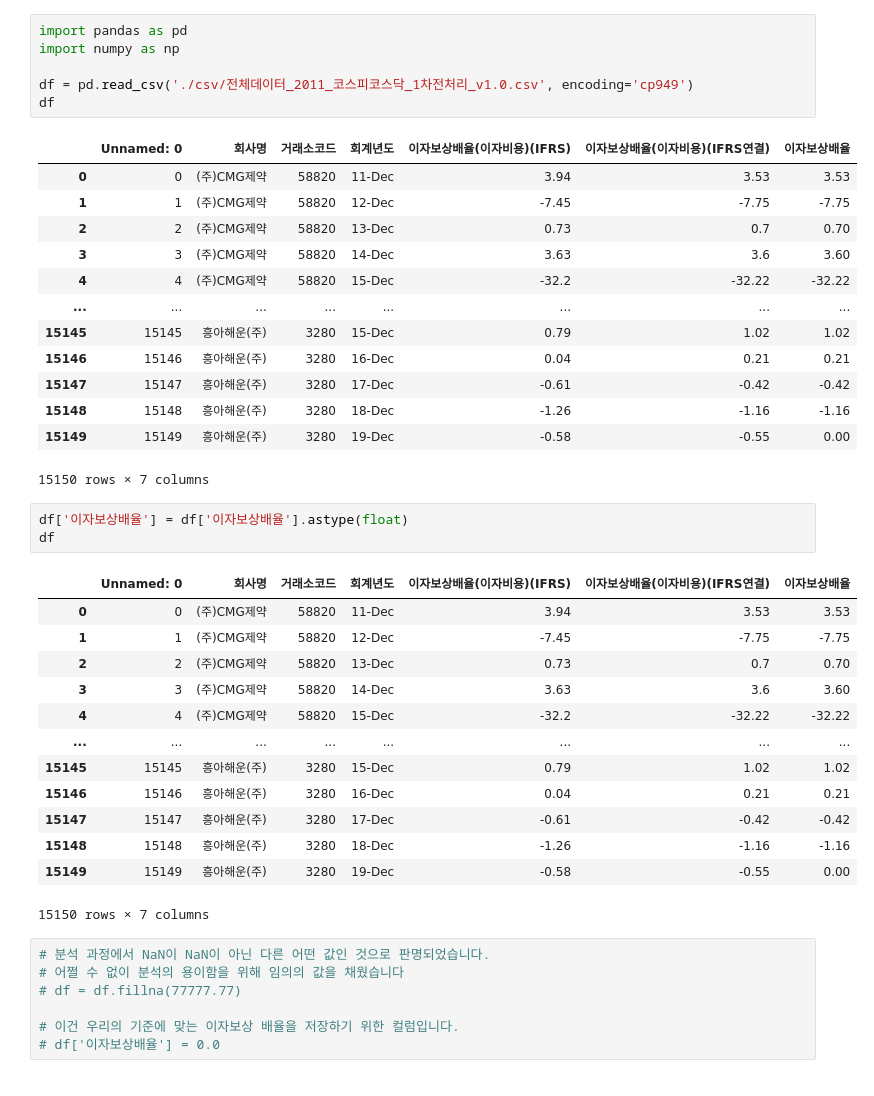
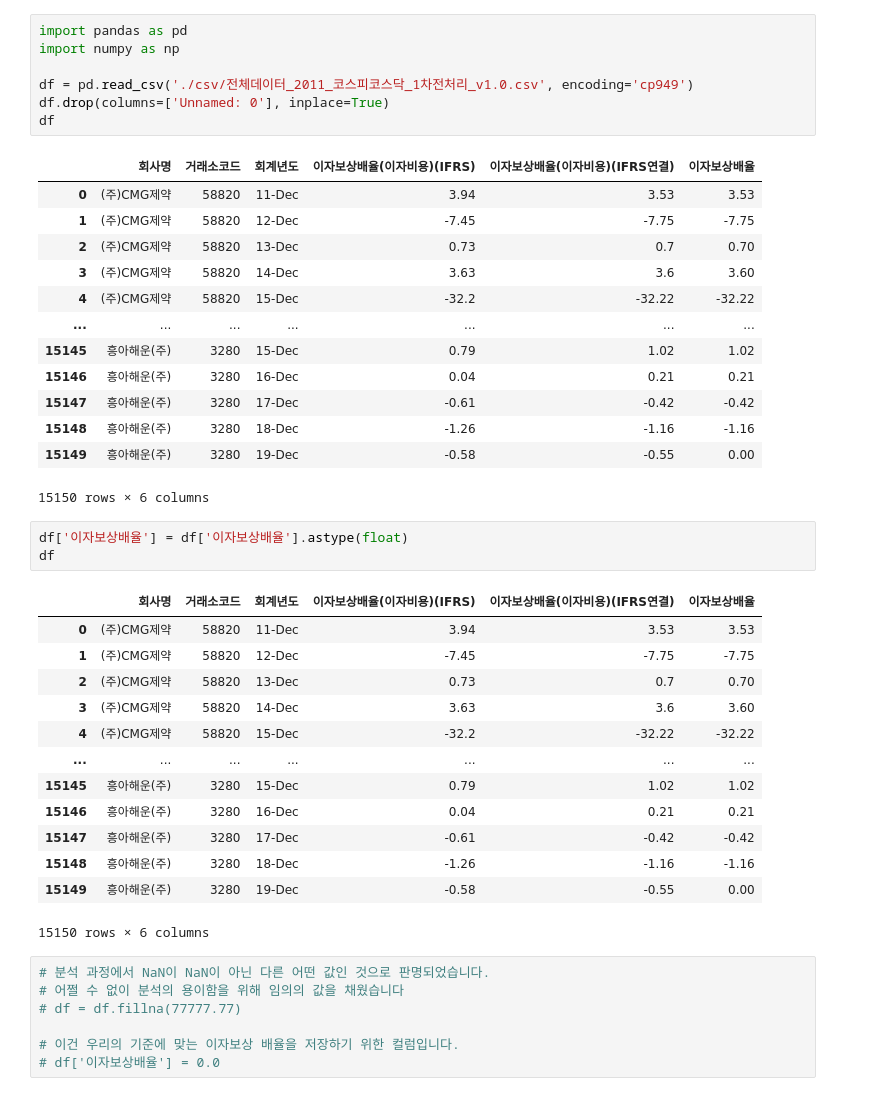
Before and after one commit to Penta-Audit-Technology/jh, a Jupyter notebook: 2011년전체데이터 copy.ipynb, the cells around one changed output. Cells and saved outputs as stored; diff of their text form.

```diff
--- a/2011년전체데이터 copy.ipynb
+++ b/2011년전체데이터 copy.ipynb
@@ -1,40 +1,41 @@
 # %%
 import pandas as pd
 import numpy as np
 
 df = pd.read_csv('./csv/전체데이터_2011_코스피코스닥_1차전처리_v1.0.csv', encoding='cp949')
+df.drop(columns=['Unnamed: 0'], inplace=True)
 df
 # %% [output]
-|  | Unnamed: 0 | 회사명 | 거래소코드 | 회계년도 | 이자보상배율(이자비용)(IFRS) | 이자보상배율(이자비용)(IFRS연결) | 이자보상배율 |
-| 0 | 0 | (주)CMG제약 | 58820 | 11-Dec | 3.94 | 3.53 | 3.53 |
-| 1 | 1 | (주)CMG제약 | 58820 | 12-Dec | -7.45 | -7.75 | -7.75 |
-| 2 | 2 | (주)CMG제약 | 58820 | 13-Dec | 0.73 | 0.7 | 0.70 |
-| 3 | 3 | (주)CMG제약 | 58820 | 14-Dec | 3.63 | 3.6 | 3.60 |
-| 4 | 4 | (주)CMG제약 | 58820 | 15-Dec | -32.2 | -32.22 | -32.22 |
-| ... | ... | ... | ... | ... | ... | ... | ... |
-| 15145 | 15145 | 흥아해운(주) | 3280 | 15-Dec | 0.79 | 1.02 | 1.02 |
-| 15146 | 15146 | 흥아해운(주) | 3280 | 16-Dec | 0.04 | 0.21 | 0.21 |
-| 15147 | 15147 | 흥아해운(주) | 3280 | 17-Dec | -0.61 | -0.42 | -0.42 |
-| 15148 | 15148 | 흥아해운(주) | 3280 | 18-Dec | -1.26 | -1.16 | -1.16 |
-| 15149 | 15149 | 흥아해운(주) | 3280 | 19-Dec | -0.58 | -0.55 | 0.00 |
+|  | 회사명 | 거래소코드 | 회계년도 | 이자보상배율(이자비용)(IFRS) | 이자보상배율(이자비용)(IFRS연결) | 이자보상배율 |
+| 0 | (주)CMG제약 | 58820 | 11-Dec | 3.94 | 3.53 | 3.53 |
+| 1 | (주)CMG제약 | 58820 | 12-Dec | -7.45 | -7.75 | -7.75 |
+| 2 | (주)CMG제약 | 58820 | 13-Dec | 0.73 | 0.7 | 0.70 |
+| 3 | (주)CMG제약 | 58820 | 14-Dec | 3.63 | 3.6 | 3.60 |
+| 4 | (주)CMG제약 | 58820 | 15-Dec | -32.2 | -32.22 | -32.22 |
+| ... | ... | ... | ... | ... | ... | ... |
+| 15145 | 흥아해운(주) | 3280 | 15-Dec | 0.79 | 1.02 | 1.02 |
+| 15146 | 흥아해운(주) | 3280 | 16-Dec | 0.04 | 0.21 | 0.21 |
+| 15147 | 흥아해운(주) | 3280 | 17-Dec | -0.61 | -0.42 | -0.42 |
+| 15148 | 흥아해운(주) | 3280 | 18-Dec | -1.26 | -1.16 | -1.16 |
+| 15149 | 흥아해운(주) | 3280 | 19-Dec | -0.58 | -0.55 | 0.00 |
-15150 rows × 7 columns
+15150 rows × 6 columns
 # %%
 df['이자보상배율'] = df['이자보상배율'].astype(float)
 df
 # %% [output]
-|  | Unnamed: 0 | 회사명 | 거래소코드 | 회계년도 | 이자보상배율(이자비용)(IFRS) | 이자보상배율(이자비용)(IFRS연결) | 이자보상배율 |
-| 0 | 0 | (주)CMG제약 | 58820 | 11-Dec | 3.94 | 3.53 | 3.53 |
-| 1 | 1 | (주)CMG제약 | 58820 | 12-Dec | -7.45 | -7.75 | -7.75 |
-| 2 | 2 | (주)CMG제약 | 58820 | 13-Dec | 0.73 | 0.7 | 0.70 |
-| 3 | 3 | (주)CMG제약 | 58820 | 14-Dec | 3.63 | 3.6 | 3.60 |
-| 4 | 4 | (주)CMG제약 | 58820 | 15-Dec | -32.2 | -32.22 | -32.22 |
-| ... | ... | ... | ... | ... | ... | ... | ... |
-| 15145 | 15145 | 흥아해운(주) | 3280 | 15-Dec | 0.79 | 1.02 | 1.02 |
-| 15146 | 15146 | 흥아해운(주) | 3280 | 16-Dec | 0.04 | 0.21 | 0.21 |
-| 15147 | 15147 | 흥아해운(주) | 3280 | 17-Dec | -0.61 | -0.42 | -0.42 |
-| 15148 | 15148 | 흥아해운(주) | 3280 | 18-Dec | -1.26 | -1.16 | -1.16 |
-| 15149 | 15149 | 흥아해운(주) | 3280 | 19-Dec | -0.58 | -0.55 | 0.00 |
+|  | 회사명 | 거래소코드 | 회계년도 | 이자보상배율(이자비용)(IFRS) | 이자보상배율(이자비용)(IFRS연결) | 이자보상배율 |
+| 0 | (주)CMG제약 | 58820 | 11-Dec | 3.94 | 3.53 | 3.53 |
+| 1 | (주)CMG제약 | 58820 | 12-Dec | -7.45 | -7.75 | -7.75 |
+| 2 | (주)CMG제약 | 58820 | 13-Dec | 0.73 | 0.7 | 0.70 |
+| 3 | (주)CMG제약 | 58820 | 14-Dec | 3.63 | 3.6 | 3.60 |
+| 4 | (주)CMG제약 | 58820 | 15-Dec | -32.2 | -32.22 | -32.22 |
+| ... | ... | ... | ... | ... | ... | ... |
+| 15145 | 흥아해운(주) | 3280 | 15-Dec | 0.79 | 1.02 | 1.02 |
+| 15146 | 흥아해운(주) | 3280 | 16-Dec | 0.04 | 0.21 | 0.21 |
+| 15147 | 흥아해운(주) | 3280 | 17-Dec | -0.61 | -0.42 | -0.42 |
+| 15148 | 흥아해운(주) | 3280 | 18-Dec | -1.26 | -1.16 | -1.16 |
+| 15149 | 흥아해운(주) | 3280 | 19-Dec | -0.58 | -0.55 | 0.00 |
-15150 rows × 7 columns
+15150 rows × 6 columns
 # %%
 # 분석 과정에서 NaN이 NaN이 아닌 다른 어떤 값인 것으로 판명되었습니다.
 # 어쩔 수 없이 분석의 용이함을 위해 임의의 값을 채웠습니다
```
Also changed, not shown: parts of 12 cells of this notebook, 21 other files.
